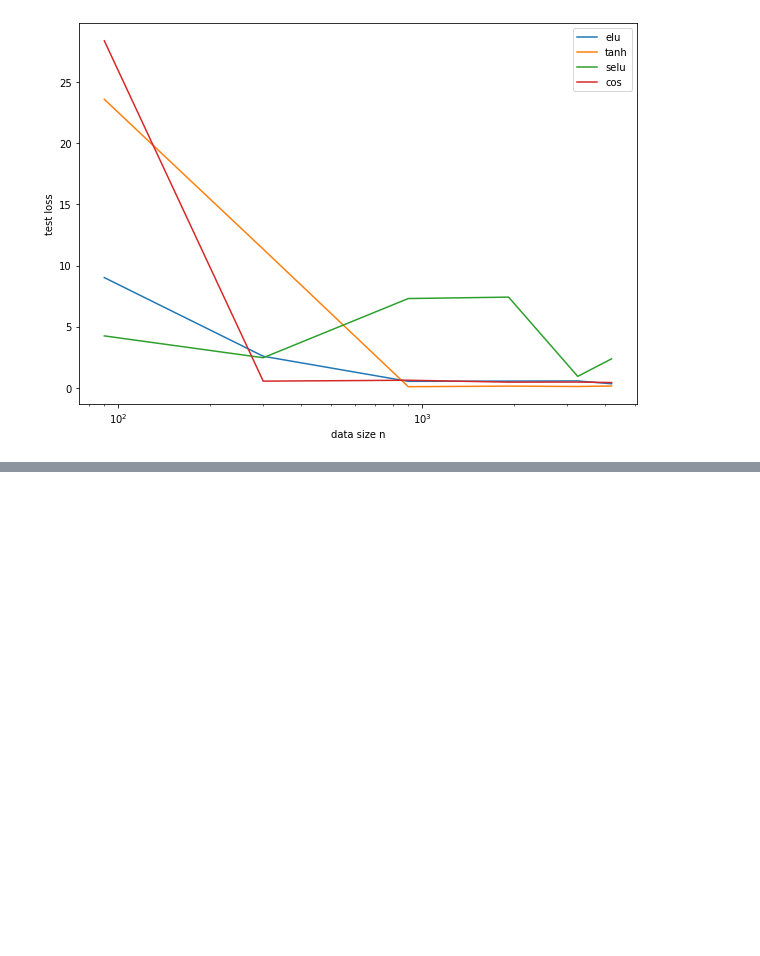
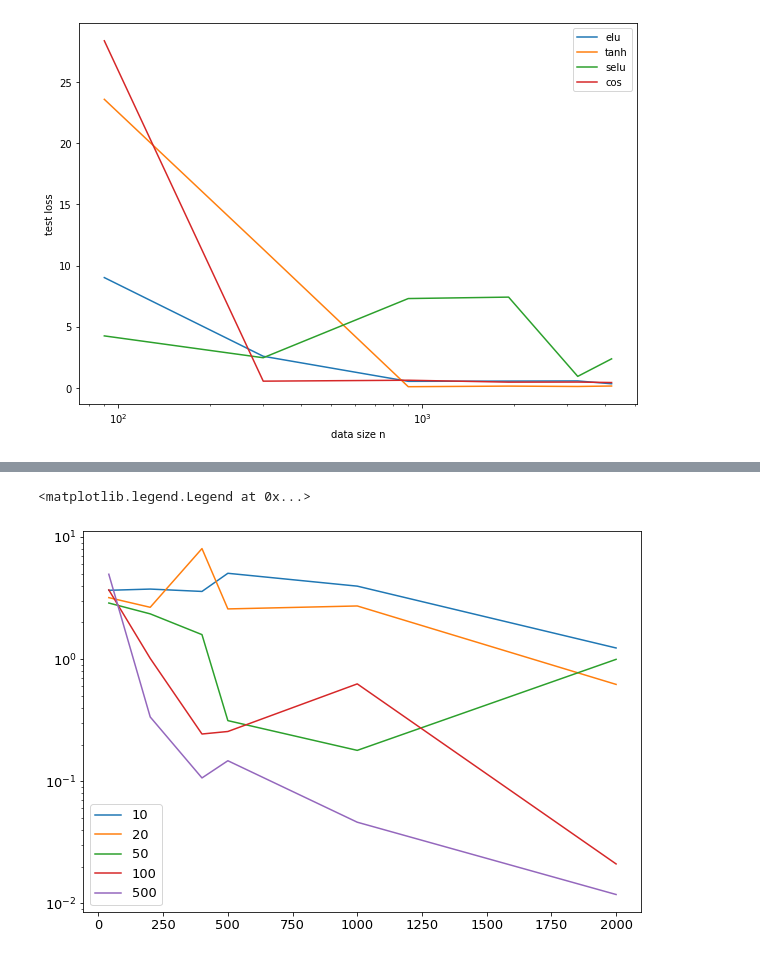
Before and after one commit to kyrxanthos/NN_dynamical_systems, a Jupyter notebook: plot_machine_runs.ipynb, the cells around one changed output, grey strips where cells are left out. Cells and saved outputs as stored; diff of their text form; code cells hidden in the pictures; blank space fills up the shorter version.

```diff
--- a/plot_machine_runs.ipynb
+++ b/plot_machine_runs.ipynb
@@ -226,0 +286,10 @@ Text(0, 0.5, 'test loss')
+# %%
+plt.figure(figsize=(10,7))
+plt.yscale('log')
+for i in df['traj'].unique():
+    df_temp = df[df['traj'] == i]
+    plt.plot(df_temp['n'], df_temp['M_err'], label = i)
+plt.legend()
+# %% [output]
+<matplotlib.legend.Legend at 0x...>
+[figure, added]
```
Also changed, not shown: parts of 5 cells of this notebook.
